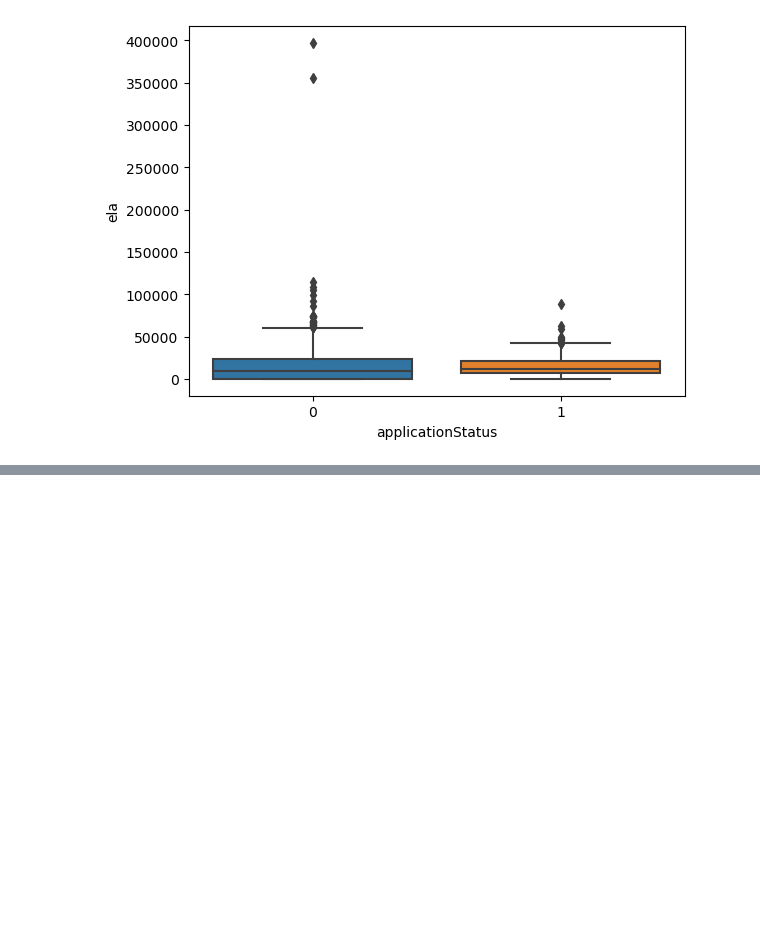
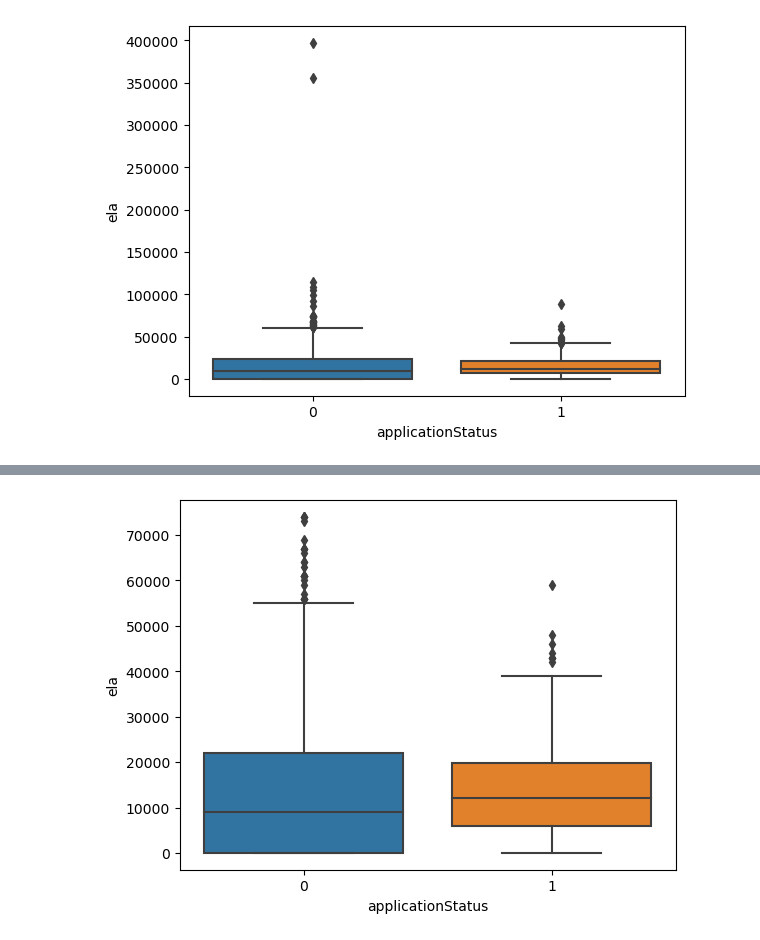
Before and after one commit to IhFahn/Technical_Assessment_AI_Engineer_1, a Jupyter notebook: Untitled.ipynb, the cells around one changed output, grey strips where cells are left out. Saved outputs shown, nothing was run; the diff lists cells and outputs as text; code cells hidden in the pictures; blank space fills up the shorter version.

```diff
--- a/Untitled.ipynb
+++ b/Untitled.ipynb
@@ -305,0 +340,4 @@ df[df['applicationStatus'] == 0].describe()
+# %%
+g = sns.boxplot(data = new_df, x = 'applicationStatus', y = 'ela' )
+# %% [output]
+[figure, added]
```
Also changed, not shown: parts of 63 cells of this notebook.
